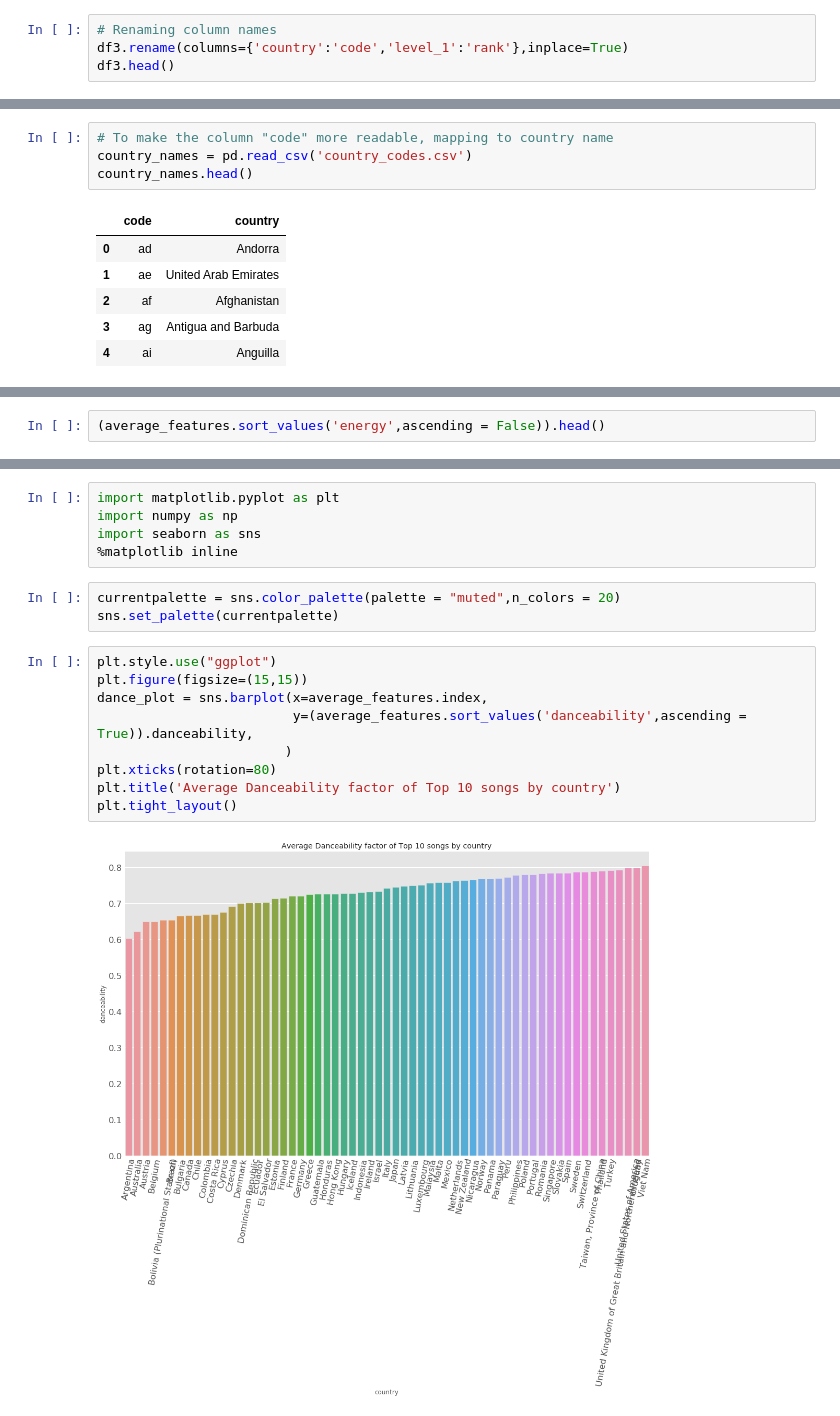
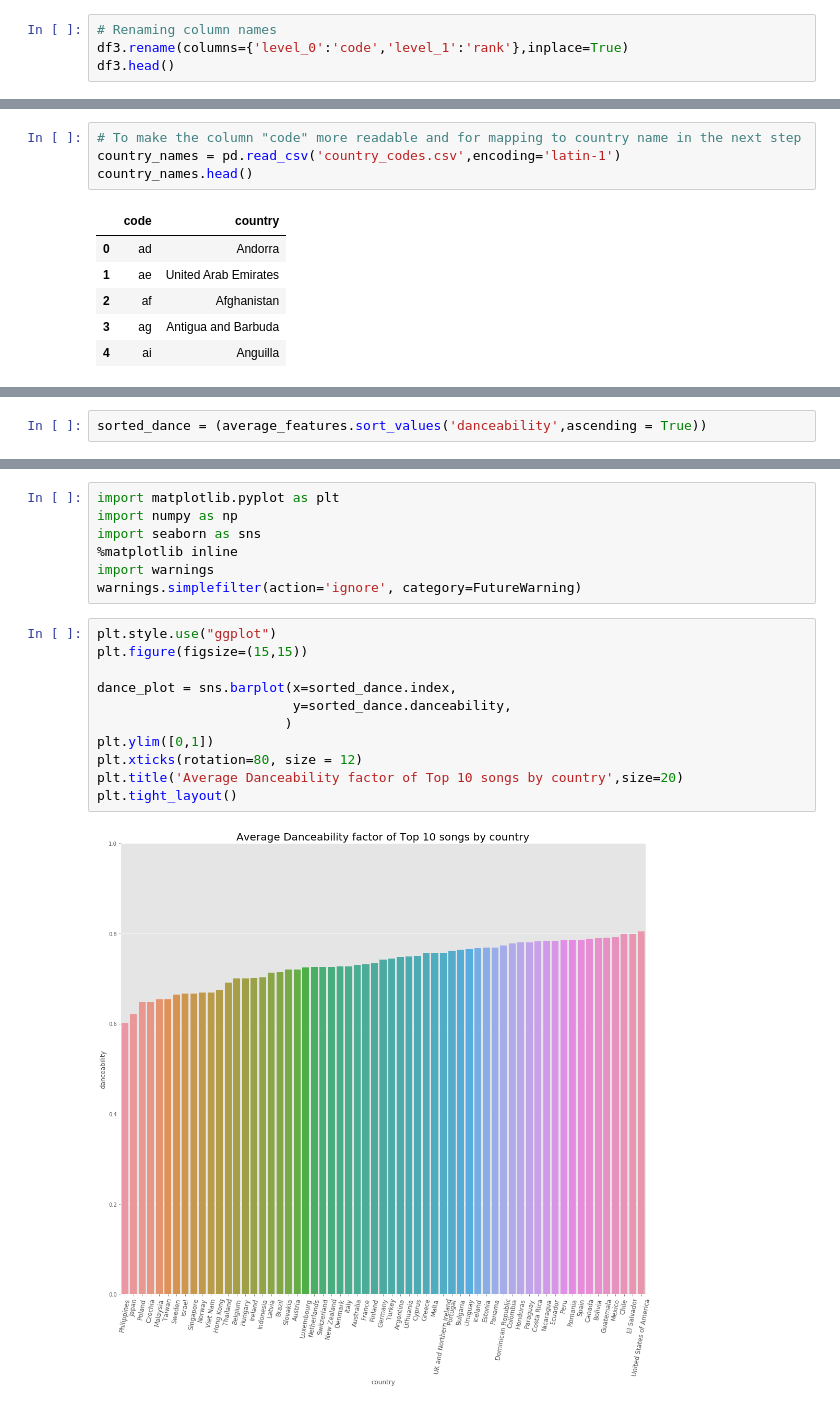
Before and after one commit to Rimab55/spotify_eda, a Jupyter notebook: project1_spotify.ipynb, the cells around one changed output, grey strips where cells are left out. Saved outputs shown, nothing was run; the diff lists cells and outputs as text.

```diff
--- a/project1_spotify.ipynb
+++ b/project1_spotify.ipynb
@@ -171,6 +170,6 @@ df3.reset_index(inplace=True)
 # %%
 # Renaming column names
-df3.rename(columns={'country':'code','level_1':'rank'},inplace=True)
+df3.rename(columns={'level_0':'code','level_1':'rank'},inplace=True)
 df3.head()
 # %% [output]
 |  | code | rank | id |
@@ -192,8 +193,8 @@ merged_top10_features.head()
 | 3 | ar | 3 | 6MJUCumnQsQEKbCy28tbCP | 0.291 | https://api.spotify.com/v1/audio-... | 0.788 | 207853 | 0.771 | ... |
 | 4 | ar | 4 | 3dLiBBKbeUIhzGNeuo5JGS | 0.420 | https://api.spotify.com/v1/audio-... | 0.641 | 244771 | 0.652 | ... |
 # %%
-# To make the column "code" more readable, mapping to country name
-country_names = pd.read_csv('country_codes.csv')
+# To make the column "code" more readable and for mapping to country name in the next step
+country_names = pd.read_csv('country_codes.csv',encoding='latin-1')
 country_names.head()
 # %% [output]
 |  | code | country |
@@ -221,2 +223,2 @@ average_features = merged_top10_feat.groupby('country').mean()
 # %%
-(average_features.sort_values('energy',ascending = False)).head()
+sorted_dance = (average_features.sort_values('danceability',ascending = True))
@@ -233,17 +229,18 @@ import matplotlib.pyplot as plt
 import numpy as np
 import seaborn as sns
 %matplotlib inline
+import warnings
+warnings.simplefilter(action='ignore', category=FutureWarning)
-# %%
-currentpalette = sns.color_palette(palette = "muted",n_colors = 20)
-sns.set_palette(currentpalette)
 # %%
 plt.style.use("ggplot")
 plt.figure(figsize=(15,15))
-dance_plot = sns.barplot(x=average_features.index,
-                         y=(average_features.sort_values('danceability',ascending = True)).danceability,
+
+dance_plot = sns.barplot(x=sorted_dance.index,
+                         y=sorted_dance.danceability,
                         )
-plt.xticks(rotation=80)
-plt.title('Average Danceability factor of Top 10 songs by country')
+plt.ylim([0,1])
+plt.xticks(rotation=80, size = 12)
+plt.title('Average Danceability factor of Top 10 songs by country',size=20)
 plt.tight_layout()
 # %% [output]
-[figure, old version]
+[figure, new version]
```
Also changed, not shown: parts of 21 cells of this notebook.
